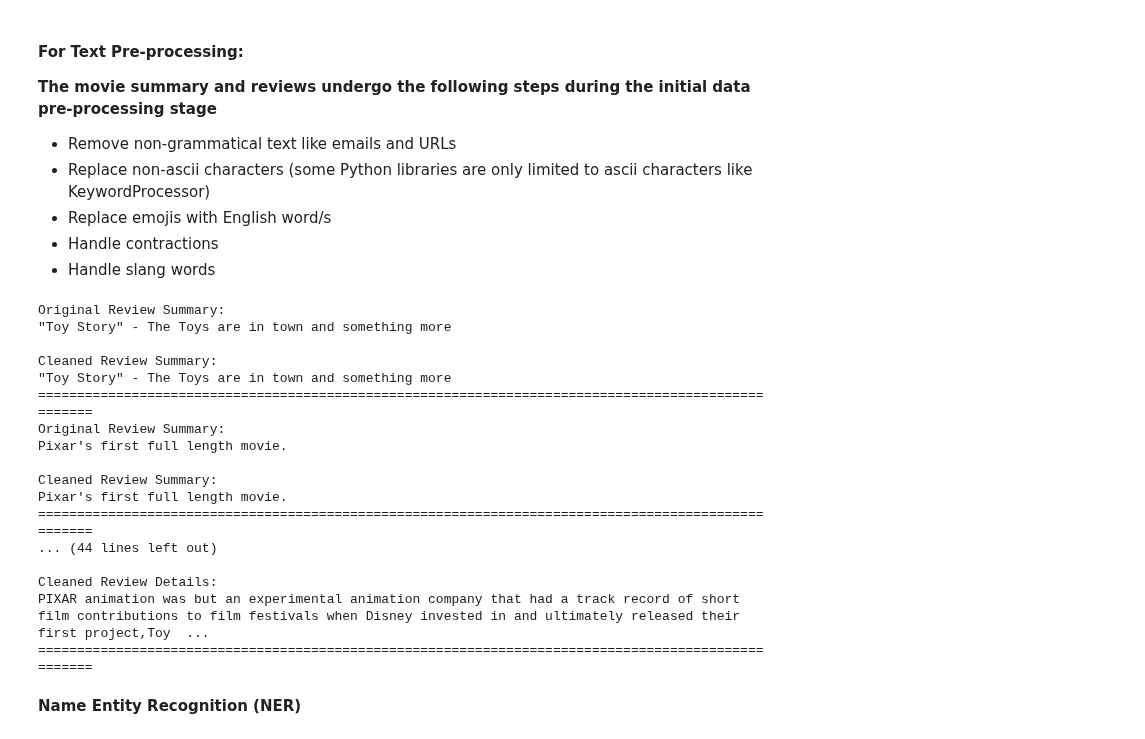
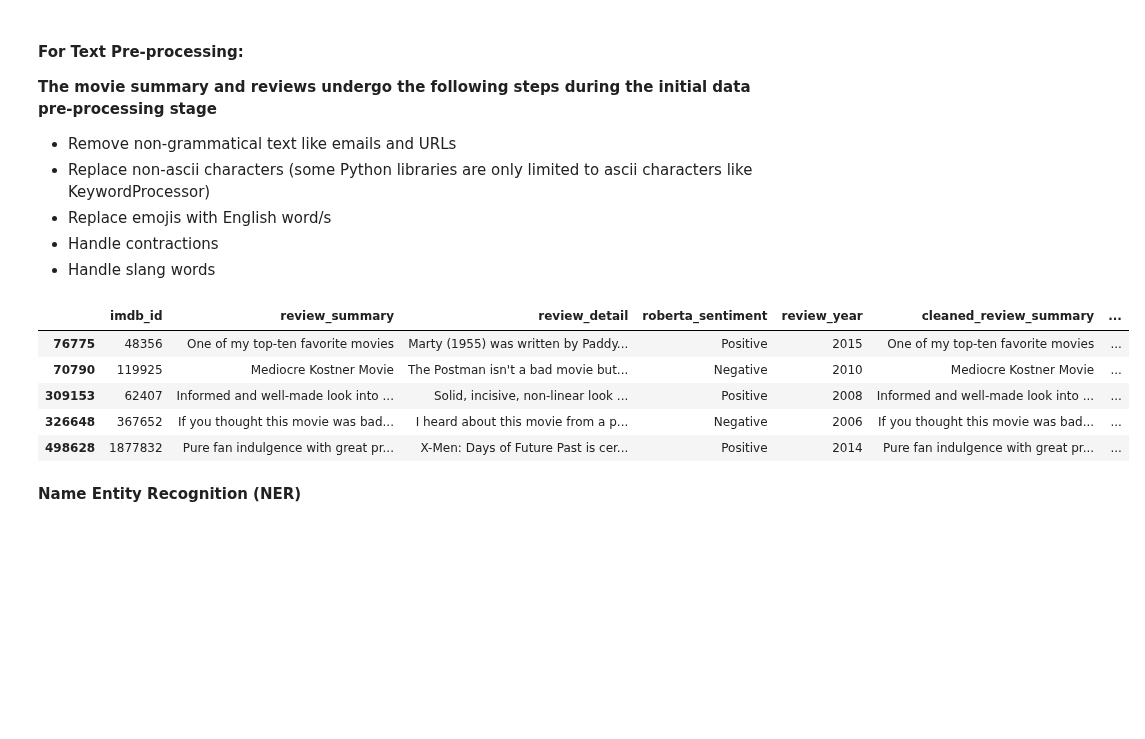
Before and after one commit to abccastro/Movie-Sentiment-Analysis, a Jupyter notebook: Movie Sentiment Analysis.ipynb, the cells around one changed output. Saved outputs shown, nothing was run; the diff lists cells and outputs as text; code cells hidden in the pictures; blank space fills up the shorter version.

```diff
--- a/Movie Sentiment Analysis.ipynb
+++ b/Movie Sentiment Analysis.ipynb
@@ -361,0 +363,10 @@ pd.merge(movies_metadata_df, movie_reviews_df, on=["imdb_id"], how="inner").desc
+# %%
+import pandas as pd
+from sklearn.model_selection import train_test_split
+
+
+# Stratified sampling for creating a smaller sample
+sample_size = 50000  # Adjust this based on your requirements
+movie_reviews_df, _ = train_test_split(movie_reviews_df, train_size=sample_size, stratify=movie_reviews_df['roberta_sentiment'], random_state=42)
+
+movie_reviews_df['roberta_sentiment'].value_counts()
@@ -398,37 +414,12 @@ def initial_text_preprocessing(text):
 
 
 movie_reviews_df[['cleaned_review_summary', 'cleaned_review_detail']] = movie_reviews_df[['review_summary', 'review_detail']].applymap(initial_text_preprocessing)
-
-# Display the comparison between the top 5 original review summaries and their cleaned versions
-for i in range(5):
-    print("Original Review Summary:")
-    print(movie_reviews_df['review_summary'][i])
-    print("\nCleaned Review Summary:")
-    print(movie_reviews_df['cleaned_review_summary'][i])
-    print("="*100)
-
-# Display the comparison between the top 5 original review details and their cleaned versions
-for i in range(5):
-    print("Original Review Details:")
-    print(movie_reviews_df['review_detail'][i])
-    print("\nCleaned Review Details:")
-    print(movie_reviews_df['cleaned_review_detail'][i])
-    print("="*100)
-# %% [output]
-Original Review Summary:
-"Toy Story" - The Toys are in town and something more
-
-Cleaned Review Summary:
-"Toy Story" - The Toys are in town and something more
-====================================================================================================
-Original Review Summary:
-Pixar's first full length movie.
-
-Cleaned Review Summary:
-Pixar's first full length movie.
-====================================================================================================
-... (44 lines left out)
-
-Cleaned Review Details:
-PIXAR animation was but an experimental animation company that had a track record of short film contributions to film festivals when Disney invested in and ultimately released their first project,Toy  ...
-====================================================================================================
+# %%
+movie_reviews_df.head()
+# %% [output]
+|  | imdb_id | review_summary | review_detail | roberta_sentiment | review_year | cleaned_review_summary | ... |
+| 76775 | 48356 | One of my top-ten favorite movies | Marty (1955) was written by Paddy... | Positive | 2015 | One of my top-ten favorite movies | ... |
+| 70790 | 119925 | Mediocre Kostner Movie | The Postman isn't a bad movie but... | Negative | 2010 | Mediocre Kostner Movie | ... |
+| 309153 | 62407 | Informed and well-made look into ... | Solid, incisive, non-linear look ... | Positive | 2008 | Informed and well-made look into ... | ... |
+| 326648 | 367652 | If you thought this movie was bad... | I heard about this movie from a p... | Negative | 2006 | If you thought this movie was bad... | ... |
+| 498628 | 1877832 | Pure fan indulgence with great pr... | X-Men: Days of Future Past is cer... | Positive | 2014 | Pure fan indulgence with great pr... | ... |
```
Also changed, not shown: parts of 37 cells of this notebook.
